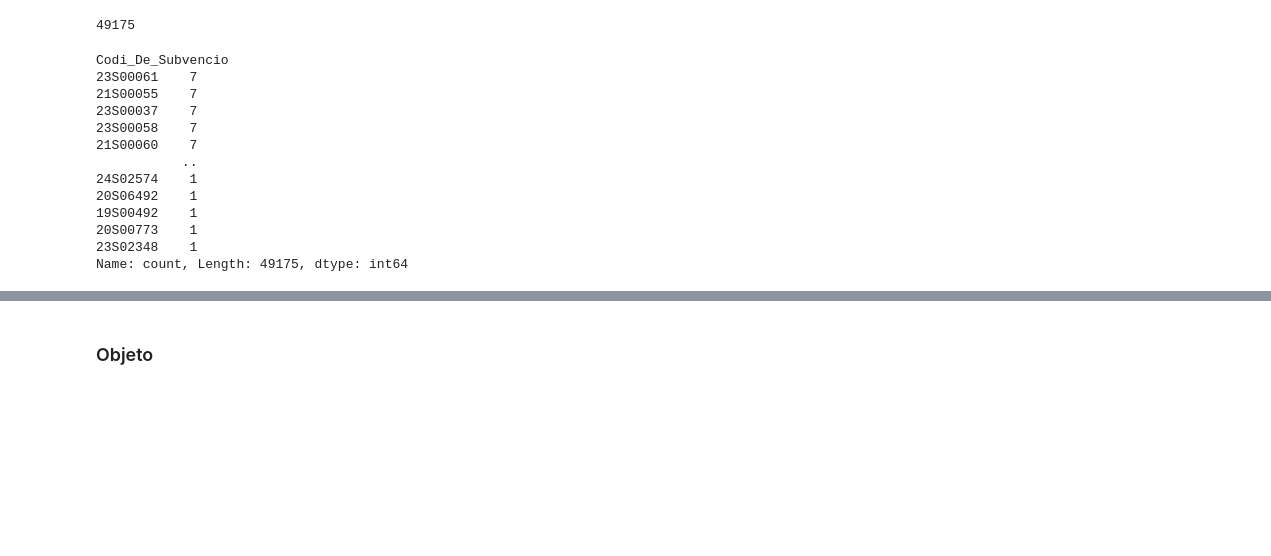
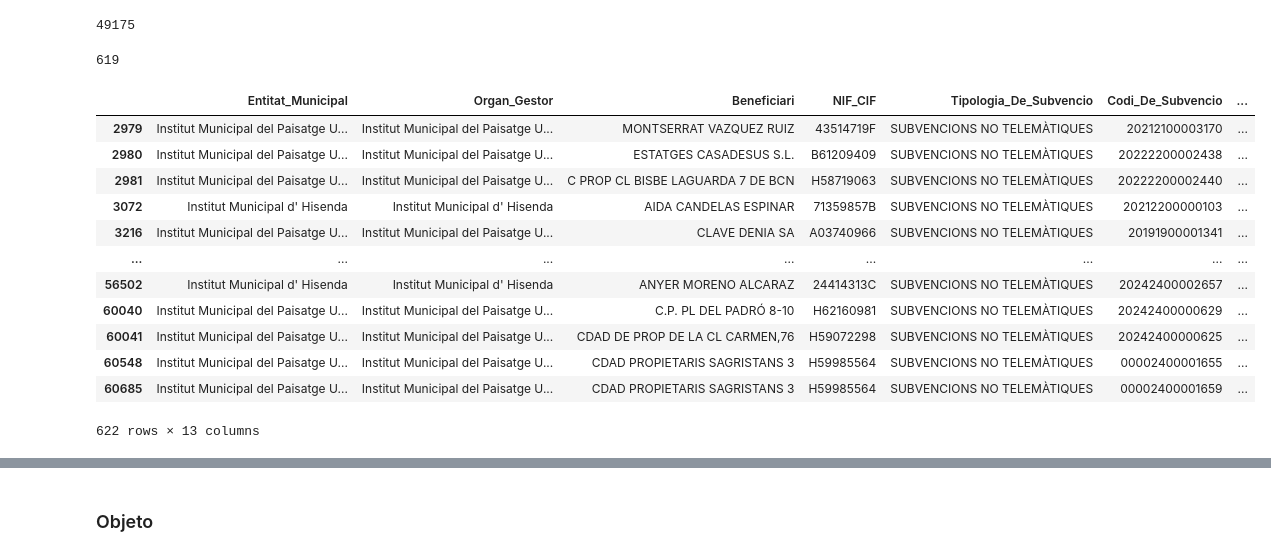
Before and after one commit to haroldavis/proba, a Jupyter notebook: EDA/subvencions.ipynb, the cells around one changed output, grey strips where cells are left out. Cells and saved outputs as stored; diff of their text form; code cells hidden in the pictures; blank space fills up the shorter version.

```diff
--- a/EDA/subvencions.ipynb
+++ b/EDA/subvencions.ipynb
@@ -351,19 +352,3 @@ plt.show()
 df_subvencions['Codi_De_Subvencio'].nunique()
 # %% [output]
 49175
-# %%
-df_subvencions['Codi_De_Subvencio'].value_counts()
-# %% [output]
-Codi_De_Subvencio
-23S00061    7
-21S00055    7
-23S00037    7
-23S00058    7
-21S00060    7
-           ..
-24S02574    1
-20S06492    1
-19S00492    1
-20S00773    1
-23S02348    1
-Name: count, Length: 49175, dtype: int64
@@ -370,3 +362,23 @@ Name: count, Length: 49175, dtype: int64
+# %%
+len(codigos_no_comunes_de_subvencion )
+# %% [output]
+619
+# %%
+df_subvencions[df_subvencions['Codi_De_Subvencio'].str.len() > 8]
+# %% [output]
+|  | Entitat_Municipal | Organ_Gestor | Beneficiari | NIF_CIF | Tipologia_De_Subvencio | Codi_De_Subvencio | ... |
+| 2979 | Institut Municipal del Paisatge U... | Institut Municipal del Paisatge U... | MONTSERRAT VAZQUEZ RUIZ | 43514719F | SUBVENCIONS NO TELEMÀTIQUES | 20212100003170 | ... |
+| 2980 | Institut Municipal del Paisatge U... | Institut Municipal del Paisatge U... | ESTATGES CASADESUS S.L. | B61209409 | SUBVENCIONS NO TELEMÀTIQUES | 20222200002438 | ... |
+| 2981 | Institut Municipal del Paisatge U... | Institut Municipal del Paisatge U... | C PROP CL BISBE LAGUARDA 7 DE BCN | H58719063 | SUBVENCIONS NO TELEMÀTIQUES | 20222200002440 | ... |
+| 3072 | Institut Municipal d' Hisenda | Institut Municipal d' Hisenda | AIDA CANDELAS ESPINAR | 71359857B | SUBVENCIONS NO TELEMÀTIQUES | 20212200000103 | ... |
+| 3216 | Institut Municipal del Paisatge U... | Institut Municipal del Paisatge U... | CLAVE DENIA SA | A03740966 | SUBVENCIONS NO TELEMÀTIQUES | 20191900001341 | ... |
+| ... | ... | ... | ... | ... | ... | ... | ... |
+| 56502 | Institut Municipal d' Hisenda | Institut Municipal d' Hisenda | ANYER MORENO ALCARAZ | 24414313C | SUBVENCIONS NO TELEMÀTIQUES | 20242400002657 | ... |
+| 60040 | Institut Municipal del Paisatge U... | Institut Municipal del Paisatge U... | C.P. PL DEL PADRÓ 8-10 | H62160981 | SUBVENCIONS NO TELEMÀTIQUES | 20242400000629 | ... |
+| 60041 | Institut Municipal del Paisatge U... | Institut Municipal del Paisatge U... | CDAD DE PROP DE LA CL CARMEN,76 | H59072298 | SUBVENCIONS NO TELEMÀTIQUES | 20242400000625 | ... |
+| 60548 | Institut Municipal del Paisatge U... | Institut Municipal del Paisatge U... | CDAD PROPIETARIS SAGRISTANS 3 | H59985564 | SUBVENCIONS NO TELEMÀTIQUES | 00002400001655 | ... |
+| 60685 | Institut Municipal del Paisatge U... | Institut Municipal del Paisatge U... | CDAD PROPIETARIS SAGRISTANS 3 | H59985564 | SUBVENCIONS NO TELEMÀTIQUES | 00002400001659 | ... |
+622 rows × 13 columns
 # %%
 df_subvencions[df_subvencions['Codi_De_Subvencio']=='23S00061']
 # %% [output]
```
Also changed, not shown: parts of 35 cells of this notebook.
